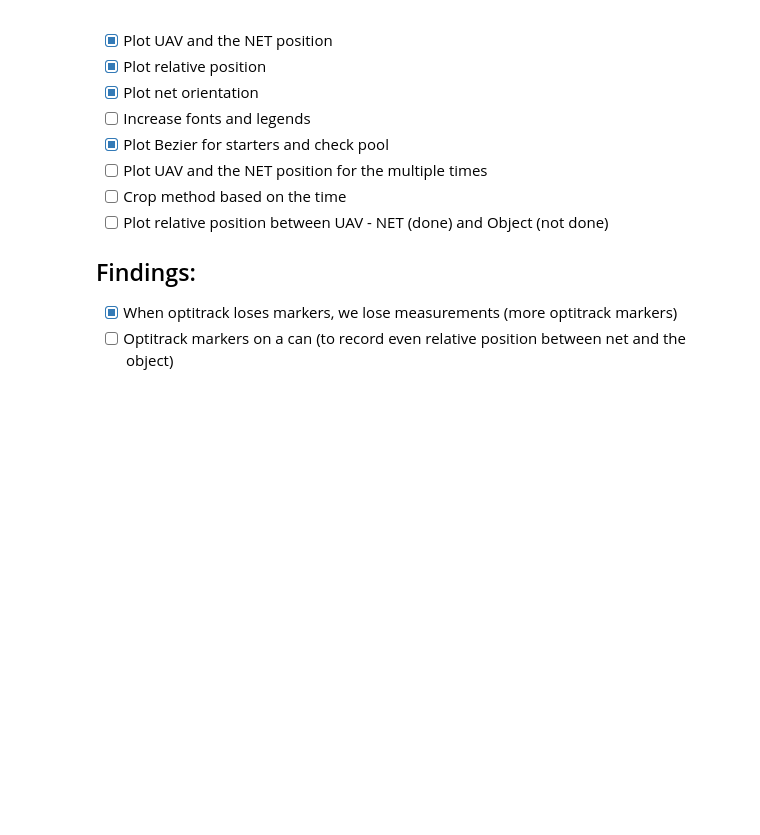
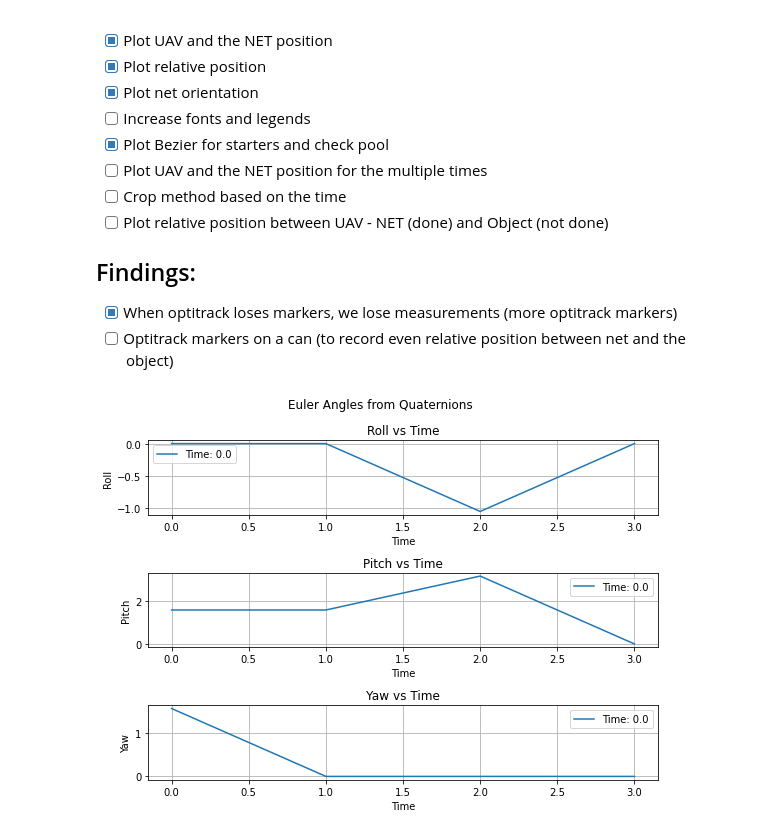
Before and after one commit to fzoric8/ros_utils, a Jupyter notebook: play/ICRA2024.ipynb, the cells around one changed output. Drawn from its saved outputs; the diff is of its cells as text; code cells hidden in the pictures; blank space fills up the shorter version.

```diff
--- a/play/ICRA2024.ipynb
+++ b/play/ICRA2024.ipynb
@@ -592,3 +594,65 @@ extract_poses(det_poses)
 ## Findings:
 - [x] When optitrack loses markers, we lose measurements (more optitrack markers)
 - [ ] Optitrack markers on a can (to record even relative position between net and the object)
+# %%
+import numpy as np
+import pandas as pd
+import matplotlib.pyplot as plt
+from math import atan2, asin, cos, sin
+
+def quaternion_to_euler_angle(q):
+    # Extract quaternion components
+    x, y, z, w = q
+
+    # Calculate pitch (x-axis rotation)
+    pitch = atan2(2 * (w * x + y * z), 1 - 2 * (x**2 + y**2))
+
+    # Calculate roll (y-axis rotation)
+    roll = asin(2 * (w * y - z * x))
+
+    # Calculate yaw (z-axis rotation)
+    yaw = atan2(2 * (w * z + x * y), 1 - 2 * (y**2 + z**2))
+
+    return roll, pitch, yaw
+
+def plot_quaternion_euler(df):
+    fig, axs = plt.subplots(3, 1, figsize=(8, 6))
+    fig.suptitle("Euler Angles from Quaternions")
+
+    angles = []
+    legends = []
+
+    for i, row in df.iterrows():
+        quaternion = [row['orientation.x'], row['orientation.y'], row['orientation.z'], row['orientation.w']]
+        euler_angles = quaternion_to_euler_angle(quaternion)
+        angles.append(euler_angles)
+        legends.append(f"Time: {row['Time']}")
+
+    angles = np.array(angles)
+    for i in range(3):
+        axs[i].plot(df['Time'], angles[:, i])
+        axs[i].set_ylabel(['Roll', 'Pitch', 'Yaw'][i])
+        axs[i].set_xlabel("Time")
+        axs[i].set_title(f"{['Roll', 'Pitch', 'Yaw'][i]} vs Time")
+        axs[i].grid(True)
+        axs[i].legend(legends)
+
+    plt.tight_layout()
+    plt.show()
+
+# Sample DataFrame with quaternion data (replace with your data)
+data = {
+    'Time': [0.0, 1.0, 2.0, 3.0],
+    'orientation.x': [0.5, 0.7071, 0.866, 0.0],
+    'orientation.y': [0.5, 0.0, 0.0, 0.0],
+    'orientation.z': [0.5, 0.0, 0.5, 0.0],
+    'orientation.w': [0.5, 0.7071, 0.0, 1.0]
+}
+
+# Create a DataFrame
+quaternion_df = pd.DataFrame(data)
+
+# Call the plotting function with your DataFrame
+plot_quaternion_euler(quaternion_df)
+# %% [output]
+[figure, added]
```
Also changed, not shown: parts of 9 cells of this notebook.
